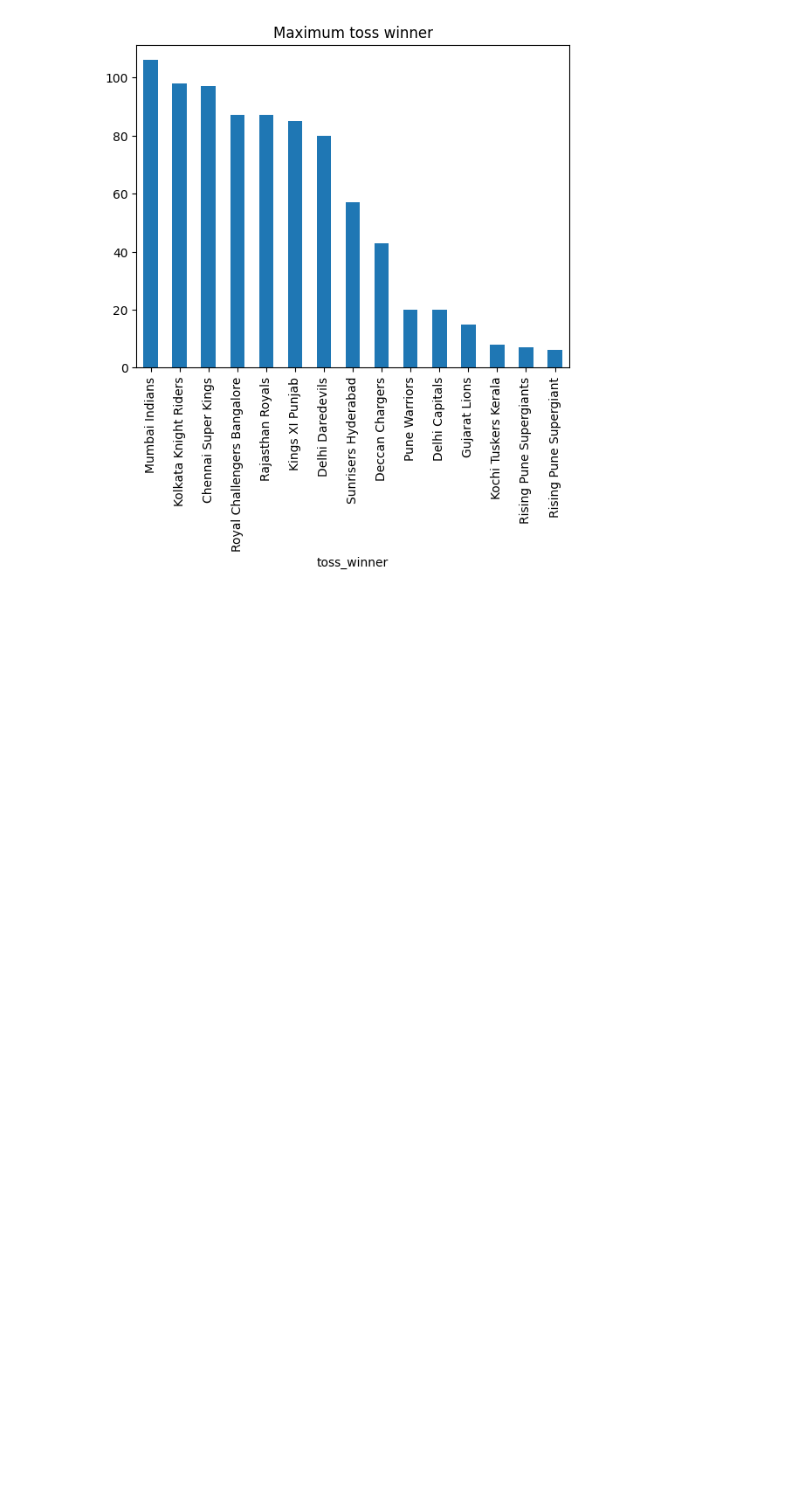
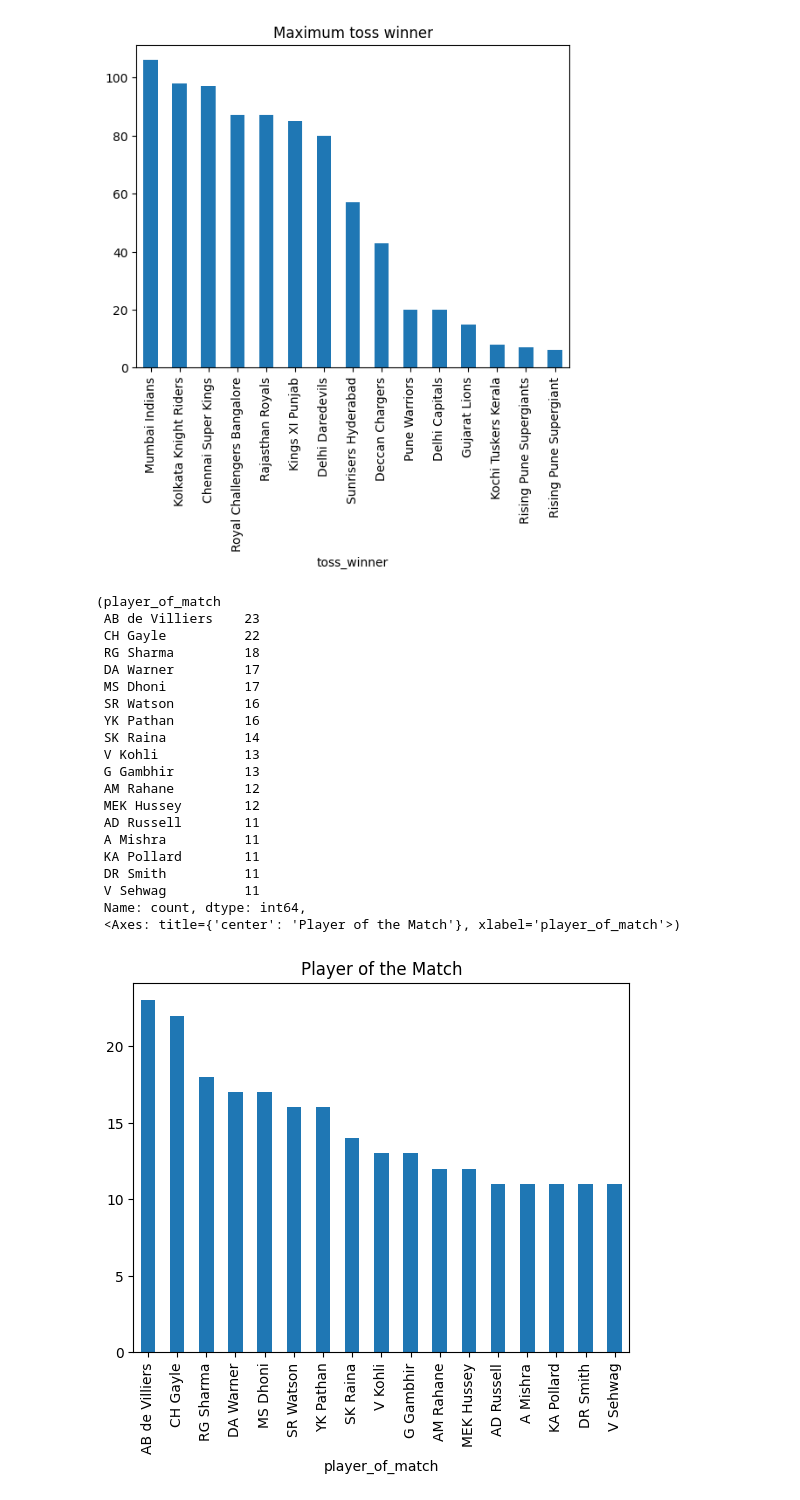
Before and after one commit to Nishantthakurrr/Sports-Data-Analysis-Ipl, a Jupyter notebook: Sports_Data_Analysis.ipynb, the cells around one changed output. Cells and saved outputs as stored; diff of their text form; code cells hidden in the pictures; blank space fills up the shorter version.

```diff
--- a/Sports_Data_Analysis.ipynb
+++ b/Sports_Data_Analysis.ipynb
@@ -114,3 +119,33 @@ Matches_data["toss_winner"].value_counts(),Matches_data["toss_winner"].value_cou
  Name: count, dtype: int64,
  <Axes: title={'center': 'Maximum toss winner'}, xlabel='toss_winner'>)
 [figure]
+# %%
+# Player of the Match
+
+Matches_data["player_of_match"].value_counts().head(17),Matches_data["player_of_match"].value_counts().head(17).plot(kind="bar",title="Player of the Match")
+
+# You can see the Top Ten Players to get the most amount of Player of the match
+
+# You can see the bar plot
+# %% [output]
+(player_of_match
+ AB de Villiers    23
+ CH Gayle          22
+ RG Sharma         18
+ DA Warner         17
+ MS Dhoni          17
+ SR Watson         16
+ YK Pathan         16
+ SK Raina          14
+ V Kohli           13
+ G Gambhir         13
+ AM Rahane         12
+ MEK Hussey        12
+ AD Russell        11
+ A Mishra          11
+ KA Pollard        11
+ DR Smith          11
+ V Sehwag          11
+ Name: count, dtype: int64,
+ <Axes: title={'center': 'Player of the Match'}, xlabel='player_of_match'>)
+[figure, added]
```
Also changed, not shown: parts of 6 cells of this notebook.
